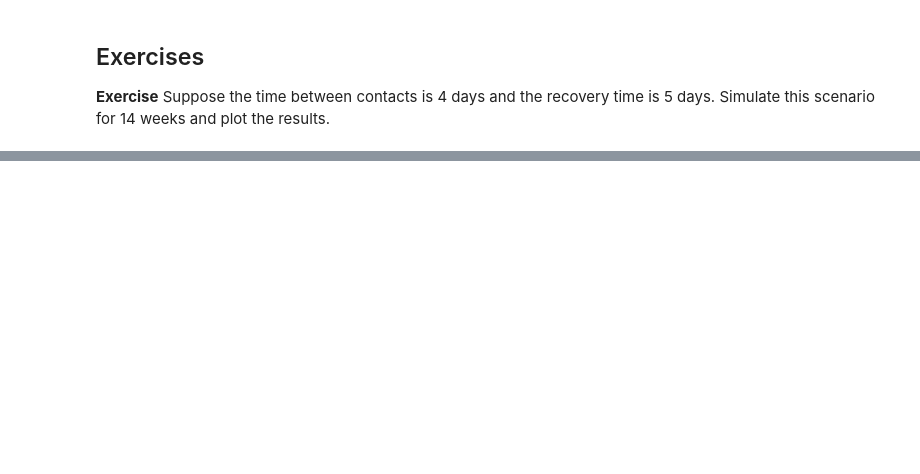
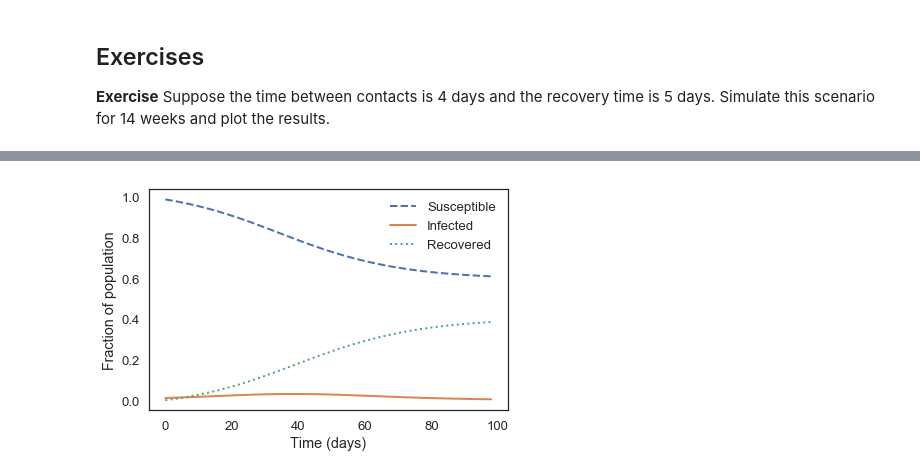
Before and after one commit to OwenZzzzOrganization/ModSimPy, a Jupyter notebook: notebooks/chap11.ipynb, the cells around one changed output, grey strips where cells are left out. Drawn from its saved outputs; the diff is of its cells as text; code cells hidden in the pictures; blank space fills up the shorter version.

```diff
--- a/notebooks/chap11.ipynb
+++ b/notebooks/chap11.ipynb
@@ -119,0 +186,2 @@ Hint: what is the change in `S` between the beginning and the end of the simulat
+# %%
+run_simulation(new_system,update_func)
@@ -189,10 +288,14 @@ def run_simulation(system, update_func):
 
     returns: TimeFrame
     """
-    frame = TimeFrame(columns=system.init.index)
-    frame.row[system.t0] = system.init
+
+    frame = pd.DataFrame(columns = system.init.index)
+    frame.loc[system.t0] = system.init
+
+#     frame = TimeFrame(columns=system.init.index)
+#     frame.row[system.t0] = system.init
 
     for t in linrange(system.t0, system.t_end):
-        frame.row[t+1] = update_func(frame.row[t], t, system)
+        frame.loc[t+1] = update_func(frame.loc[t], t, system)
 
     return frame
@@ -218,3 +347,5 @@ plot_results(results.S, results.I, results.R)
 **Exercise**  Suppose the time between contacts is 4 days and the recovery time is 5 days.  Simulate this scenario for 14 weeks and plot the results.
 # %%
 # Solution goes here
+
+new_system = make_system(1/4,1/5)
@@ -220,0 +359,2 @@ plot_results(results.S, results.I, results.R)
+# %%
+new_results = run_simulation(new_system,update_func)
@@ -220,0 +380,4 @@ plot_results(results.S, results.I, results.R)
+# %%
+plot_results(new_results.S, new_results.I, new_results.R)
+# %% [output]
+[figure, added]
```
Also changed, not shown: parts of 24 cells of this notebook, 17 other files.
